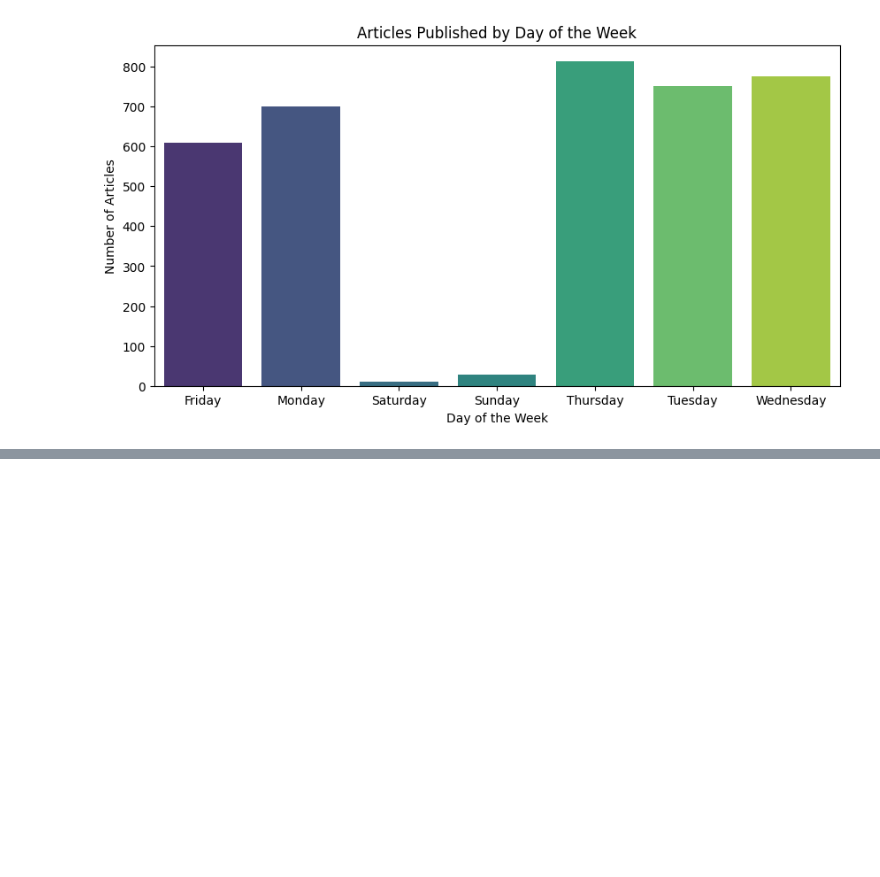
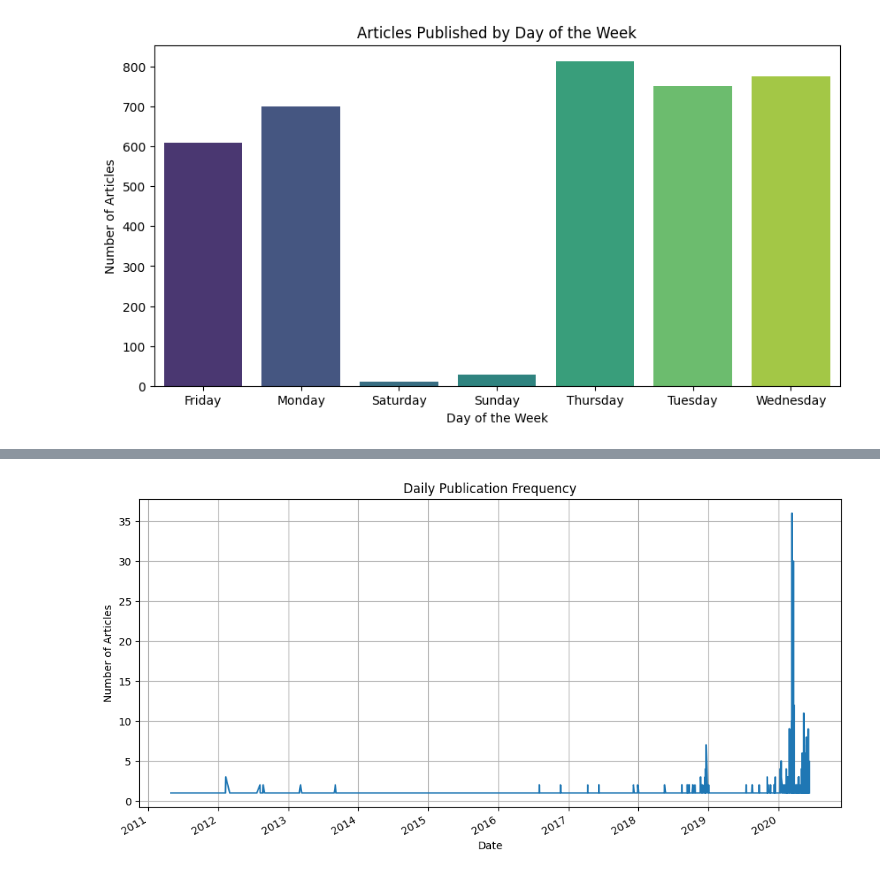
Before and after one commit to yohannesalex/stock-market-predictions, a Jupyter notebook: notebooks/EDA_news.ipynb, the cells around one changed output, grey strips where cells are left out. Drawn from its saved outputs; the diff is of its cells as text; code cells hidden in the pictures; blank space fills up the shorter version.

```diff
--- a/notebooks/EDA_news.ipynb
+++ b/notebooks/EDA_news.ipynb
@@ -101,0 +214,12 @@ sample_data.head()
+# %%
+
+
+# Assuming your data has 'published_time' as a timestamp column
+
+# Extract time components
+sample_data['to_date'] = sample_data['date'].dt.date
+sample_data['to_hour'] = sample_data['date'].dt.hour
+sample_data['to_day_of_week'] = sample_data['date'].dt.day_name()
+
+# Group by date for daily frequency
+daily_publications = sample_data.groupby('date').size()
@@ -101,0 +255,9 @@ sample_data.head()
+# %%
+plt.figure(figsize=(12, 6))
+daily_publications.plot(kind='line', title='Daily Publication Frequency')
+plt.xlabel('Date')
+plt.ylabel('Number of Articles')
+plt.grid()
+plt.show()
+# %% [output]
+[figure, added]
```
Also changed, not shown: parts of 12 cells of this notebook.
